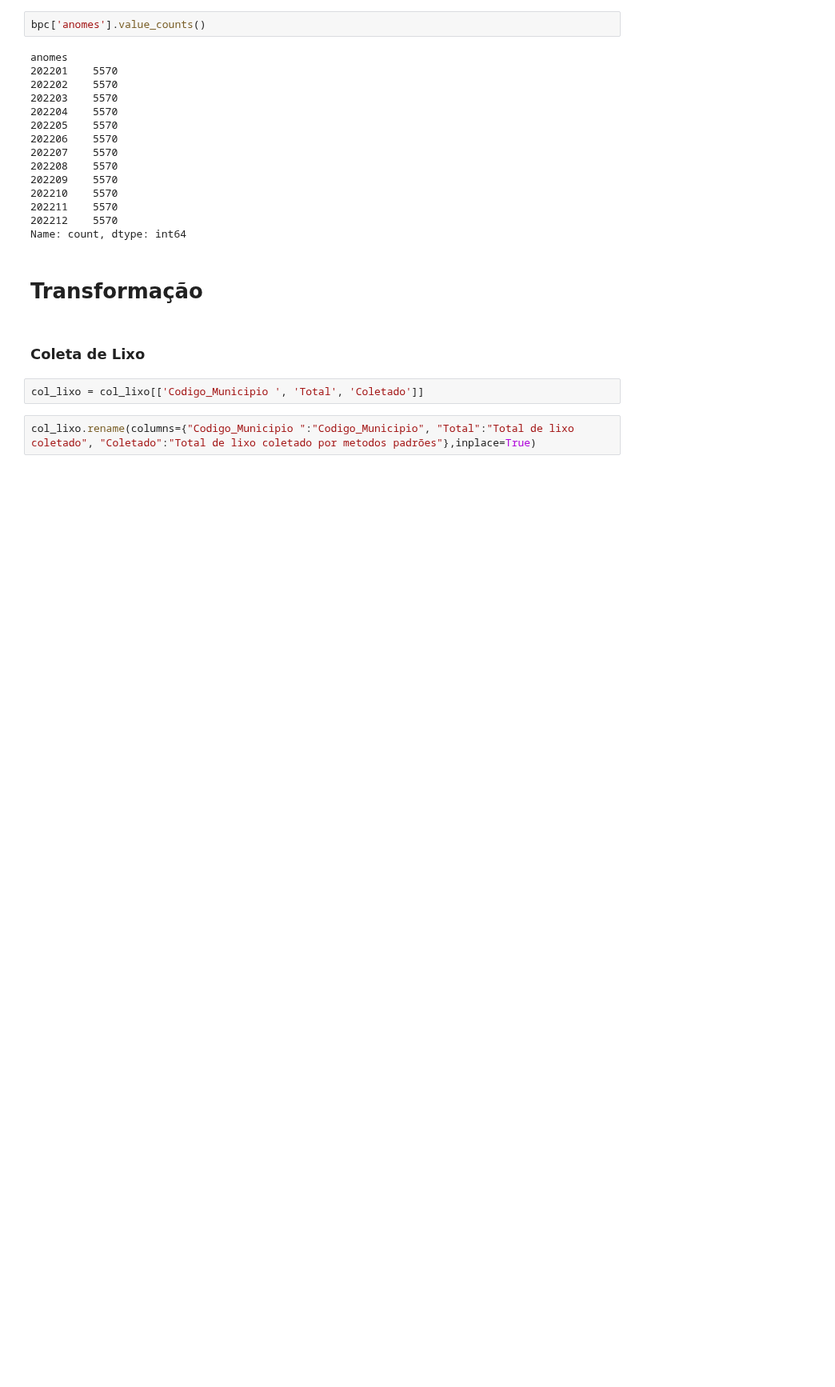
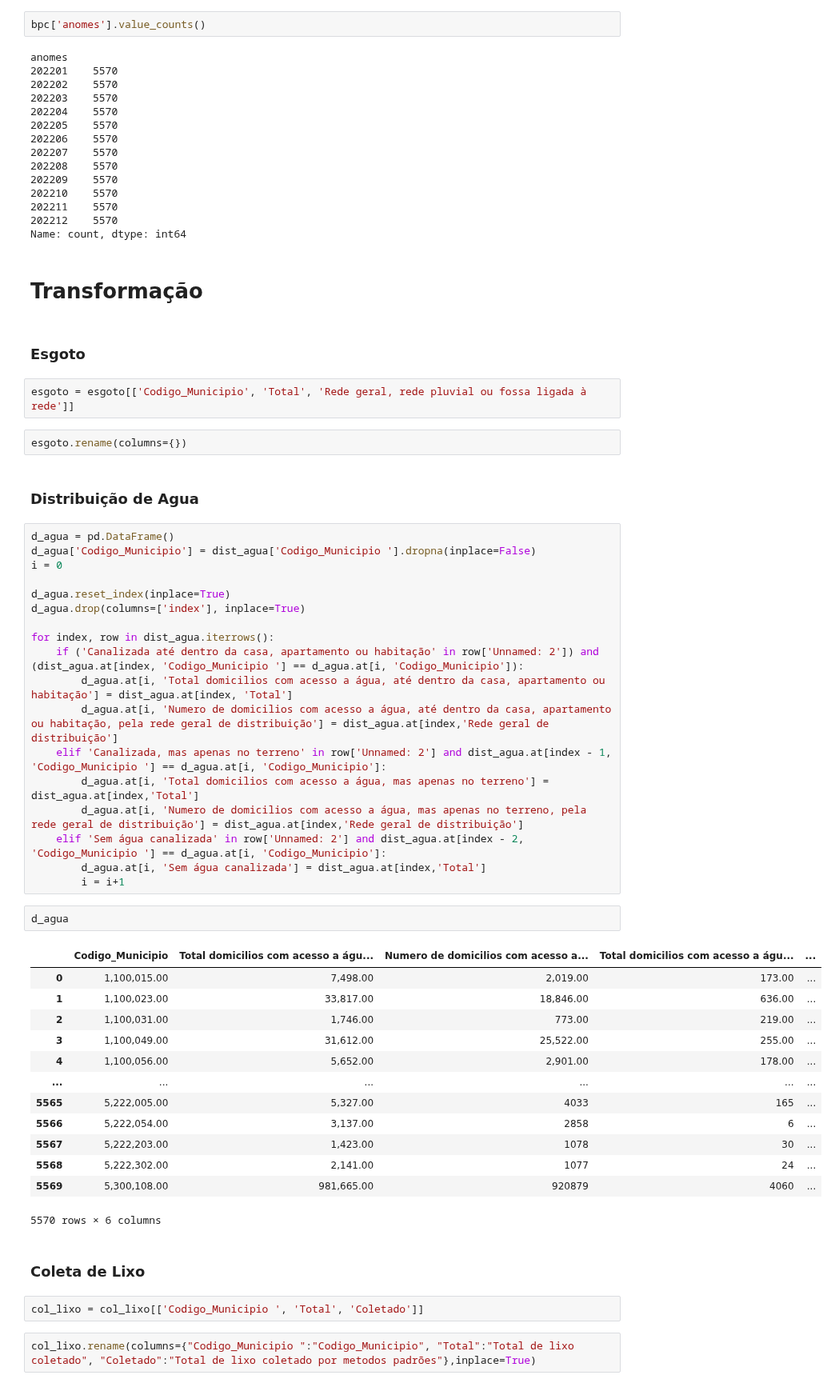
Before and after one commit to AHChaves/IC-InSAN, a Jupyter notebook: Integracao/integracao_2022.ipynb, the cells around one changed output. Shown at 80% size. Saved outputs shown, nothing was run; the diff lists cells and outputs as text; blank space fills up the shorter version.

```diff
--- a/Integracao/integracao_2022.ipynb
+++ b/Integracao/integracao_2022.ipynb
@@ -284,6 +375,48 @@ anomes
 Name: count, dtype: int64
 # %% [markdown]
 # Transformação
+# %% [markdown]
+### Esgoto
+# %%
+esgoto = esgoto[['Codigo_Municipio', 'Total', 'Rede geral, rede pluvial ou fossa ligada à rede']]
+# %%
+esgoto.rename(columns={})
+# %% [markdown]
+### Distribuição de Agua
+# %%
+d_agua = pd.DataFrame()
+d_agua['Codigo_Municipio'] = dist_agua['Codigo_Municipio '].dropna(inplace=False)
+i = 0
+
+d_agua.reset_index(inplace=True)
+d_agua.drop(columns=['index'], inplace=True)
+
+for index, row in dist_agua.iterrows():
+    if ('Canalizada até dentro da casa, apartamento ou habitação' in row['Unnamed: 2']) and (dist_agua.at[index, 'Codigo_Municipio '] == d_agua.at[i, 'Codigo_Municipio']):
+        d_agua.at[i, 'Total domicilios com acesso a água, até dentro da casa, apartamento ou habitação'] = dist_agua.at[index, 'Total']
+        d_agua.at[i, 'Numero de domicilios com acesso a água, até dentro da casa, apartamento ou habitação, pela rede geral de distribuição'] = dist_agua.at[index,'Rede geral de distribuição']
+    elif 'Canalizada, mas apenas no terreno' in row['Unnamed: 2'] and dist_agua.at[index - 1, 'Codigo_Municipio '] == d_agua.at[i, 'Codigo_Municipio']:
+        d_agua.at[i, 'Total domicilios com acesso a água, mas apenas no terreno'] = dist_agua.at[index,'Total']
+        d_agua.at[i, 'Numero de domicilios com acesso a água, mas apenas no terreno, pela rede geral de distribuição'] = dist_agua.at[index,'Rede geral de distribuição']
+    elif 'Sem água canalizada' in row['Unnamed: 2'] and dist_agua.at[index - 2, 'Codigo_Municipio '] == d_agua.at[i, 'Codigo_Municipio']:
+        d_agua.at[i, 'Sem água canalizada'] = dist_agua.at[index,'Total']
+        i = i+1
+# %%
+d_agua
+# %% [output]
+|  | Codigo_Municipio | Total domicilios com acesso a águ... | Numero de domicilios com acesso a... | Total domicilios com acesso a águ... | ... |
+| 0 | 1,100,015.00 | 7,498.00 | 2,019.00 | 173.00 | ... |
+| 1 | 1,100,023.00 | 33,817.00 | 18,846.00 | 636.00 | ... |
+| 2 | 1,100,031.00 | 1,746.00 | 773.00 | 219.00 | ... |
+| 3 | 1,100,049.00 | 31,612.00 | 25,522.00 | 255.00 | ... |
+| 4 | 1,100,056.00 | 5,652.00 | 2,901.00 | 178.00 | ... |
+| ... | ... | ... | ... | ... | ... |
+| 5565 | 5,222,005.00 | 5,327.00 | 4033 | 165 | ... |
+| 5566 | 5,222,054.00 | 3,137.00 | 2858 | 6 | ... |
+| 5567 | 5,222,203.00 | 1,423.00 | 1078 | 30 | ... |
+| 5568 | 5,222,302.00 | 2,141.00 | 1077 | 24 | ... |
+| 5569 | 5,300,108.00 | 981,665.00 | 920879 | 4060 | ... |
+5570 rows × 6 columns
 # %% [markdown]
 ### Coleta de Lixo
 # %%
```
Also changed, not shown: parts of 13 cells of this notebook.
